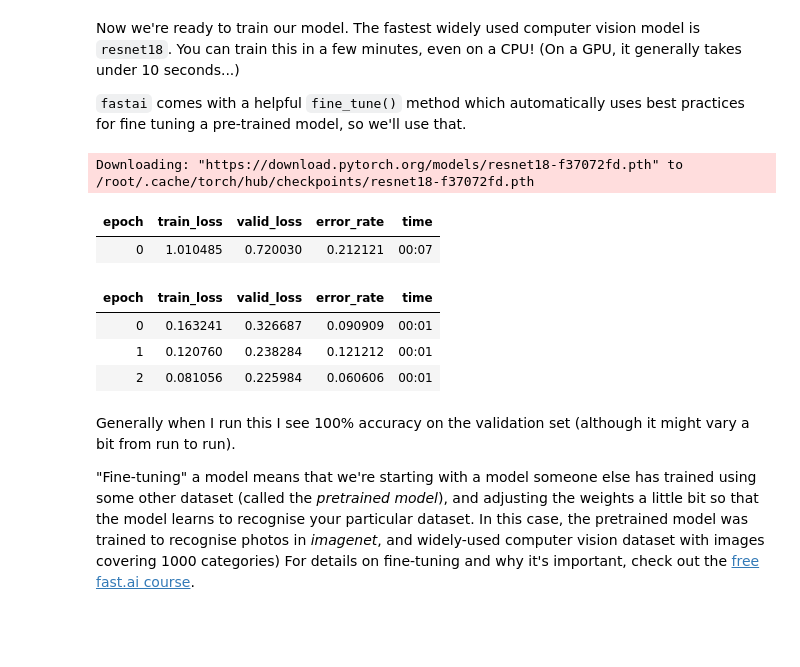
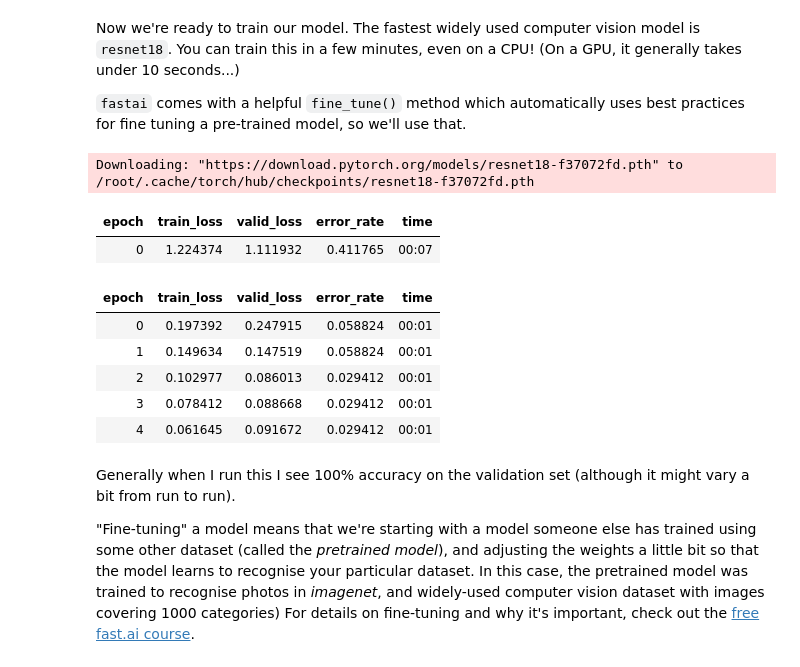
Before and after one commit to nataliazdorovtsova/fastai, a Jupyter notebook: is-it-a-bird-creating-a-model-from-your-own-data.ipynb, the cells around one changed output. Saved outputs shown, nothing was run; the diff lists cells and outputs as text; code cells hidden in the pictures; blank space fills up the shorter version.

```diff
--- a/is-it-a-bird-creating-a-model-from-your-own-data.ipynb
+++ b/is-it-a-bird-creating-a-model-from-your-own-data.ipynb
@@ -92,8 +92,8 @@ Searching for 'forest photos'
 # %% [markdown]
 Our searches seem to be giving reasonable results, so let's grab a few examples of each of "bird" and "forest" photos, and save each group of photos to a different folder (I'm also trying to grab a range of lighting conditions here):
 # %%
-searches = 'forest','bird'
-path = Path('bird_or_not')
+searches = 'goose','mouse'
+path = Path('mouse_or_not')
 from time import sleep
 
 for o in searches:
@@ -165,15 +165,17 @@ Now we're ready to train our model. The fastest widely used computer vision mode
 `fastai` comes with a helpful `fine_tune()` method which automatically uses best practices for fine tuning a pre-trained model, so we'll use that.
 # %%
 learn = vision_learner(dls, resnet18, metrics=error_rate)
-learn.fine_tune(3)
+learn.fine_tune(5)
 # %% [output]
 Downloading: "https://download.pytorch.org/models/resnet18-f37072fd.pth" to /root/.cache/torch/hub/checkpoints/resnet18-f37072fd.pth
 | epoch | train_loss | valid_loss | error_rate | time |
-| 0 | 1.010485 | 0.720030 | 0.212121 | 00:07 |
+| 0 | 1.224374 | 1.111932 | 0.411765 | 00:07 |
 | epoch | train_loss | valid_loss | error_rate | time |
-| 0 | 0.163241 | 0.326687 | 0.090909 | 00:01 |
-| 1 | 0.120760 | 0.238284 | 0.121212 | 00:01 |
-| 2 | 0.081056 | 0.225984 | 0.060606 | 00:01 |
+| 0 | 0.197392 | 0.247915 | 0.058824 | 00:01 |
+| 1 | 0.149634 | 0.147519 | 0.058824 | 00:01 |
+| 2 | 0.102977 | 0.086013 | 0.029412 | 00:01 |
+| 3 | 0.078412 | 0.088668 | 0.029412 | 00:01 |
+| 4 | 0.061645 | 0.091672 | 0.029412 | 00:01 |
 # %% [markdown]
 Generally when I run this I see 100% accuracy on the validation set (although it might vary a bit from run to run).
 
```
Also changed, not shown: parts of 7 cells of this notebook.
